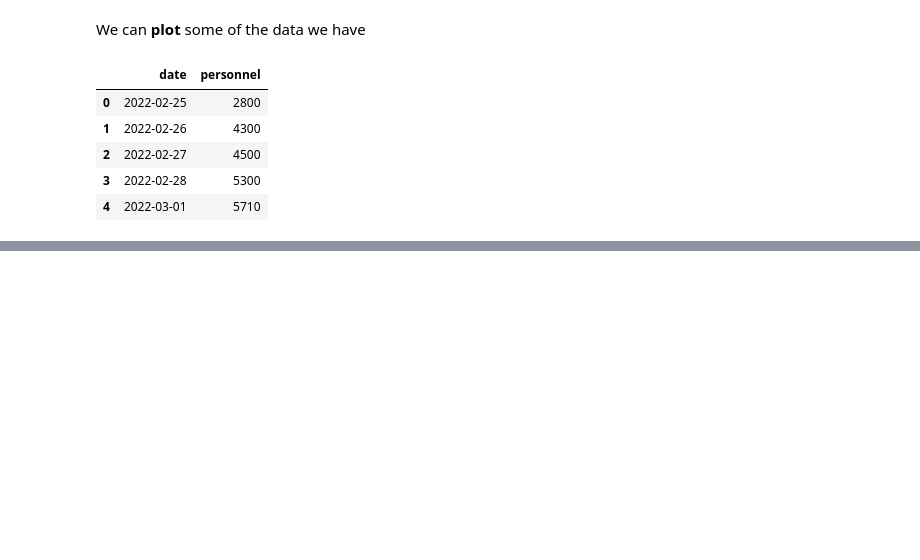
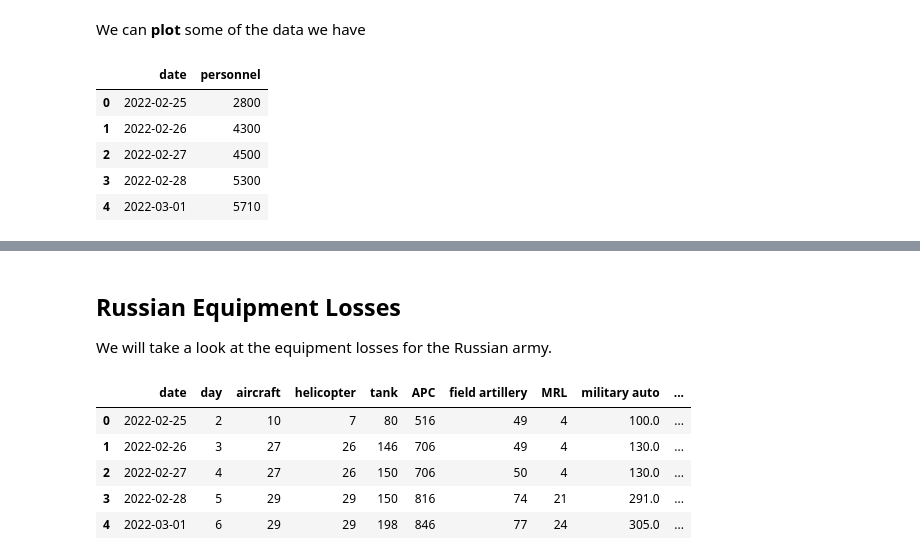
Before and after one commit to ofithcheallaigh/machine_learning_projects, a Jupyter notebook: UkrainRussianWar2022/RussiaUkraineWar2022_py.ipynb, the cells around one changed output, grey strips where cells are left out. Drawn from its saved outputs; the diff is of its cells as text; code cells hidden in the pictures; blank space fills up the shorter version.

Commit message:
updated losses graph

```diff
--- a/UkrainRussianWar2022/RussiaUkraineWar2022_py.ipynb
+++ b/UkrainRussianWar2022/RussiaUkraineWar2022_py.ipynb
@@ -74,0 +88,13 @@ fig.show()
+# %% [markdown]
+## Russian Equipment Losses
+
+We will take a look at the equipment losses for the Russian army.
+# %%
+rus_equipment_losses.head()
+# %% [output]
+|  | date | day | aircraft | helicopter | tank | APC | field artillery | MRL | military auto | ... |
+| 0 | 2022-02-25 | 2 | 10 | 7 | 80 | 516 | 49 | 4 | 100.0 | ... |
+| 1 | 2022-02-26 | 3 | 27 | 26 | 146 | 706 | 49 | 4 | 130.0 | ... |
+| 2 | 2022-02-27 | 4 | 27 | 26 | 150 | 706 | 50 | 4 | 130.0 | ... |
+| 3 | 2022-02-28 | 5 | 29 | 29 | 150 | 816 | 74 | 21 | 291.0 | ... |
+| 4 | 2022-03-01 | 6 | 29 | 29 | 198 | 846 | 77 | 24 | 305.0 | ... |
```
Also changed, not shown: parts of 5 cells of this notebook.
